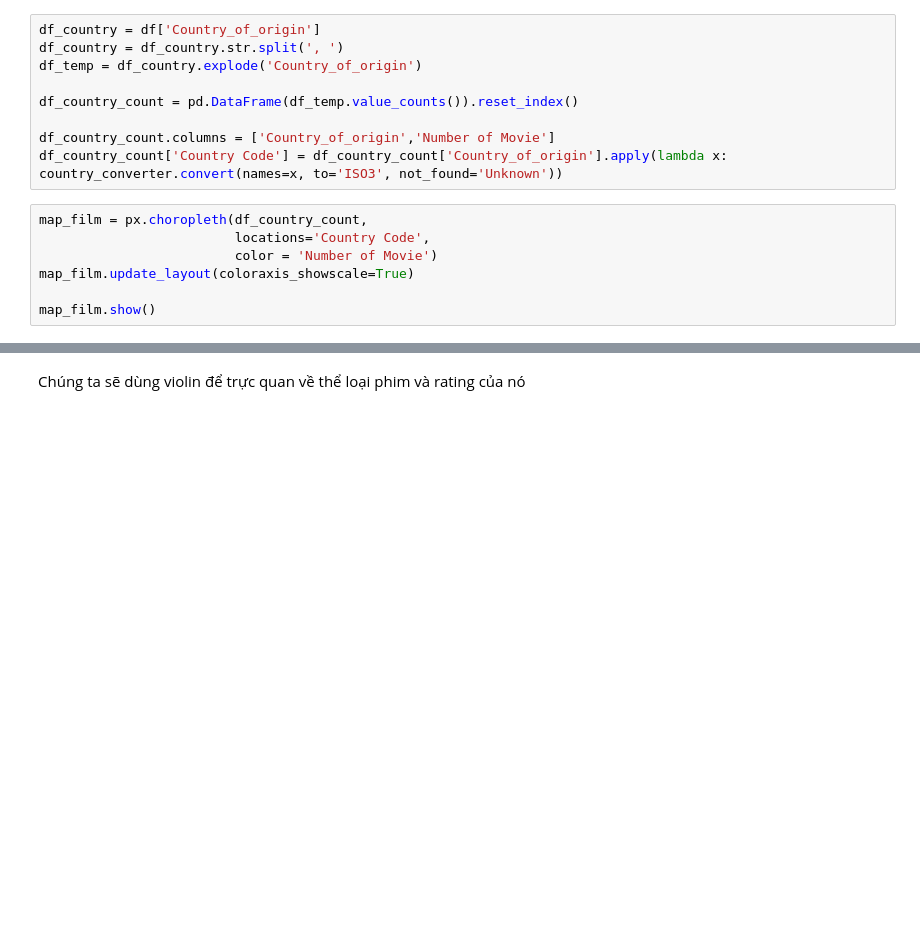
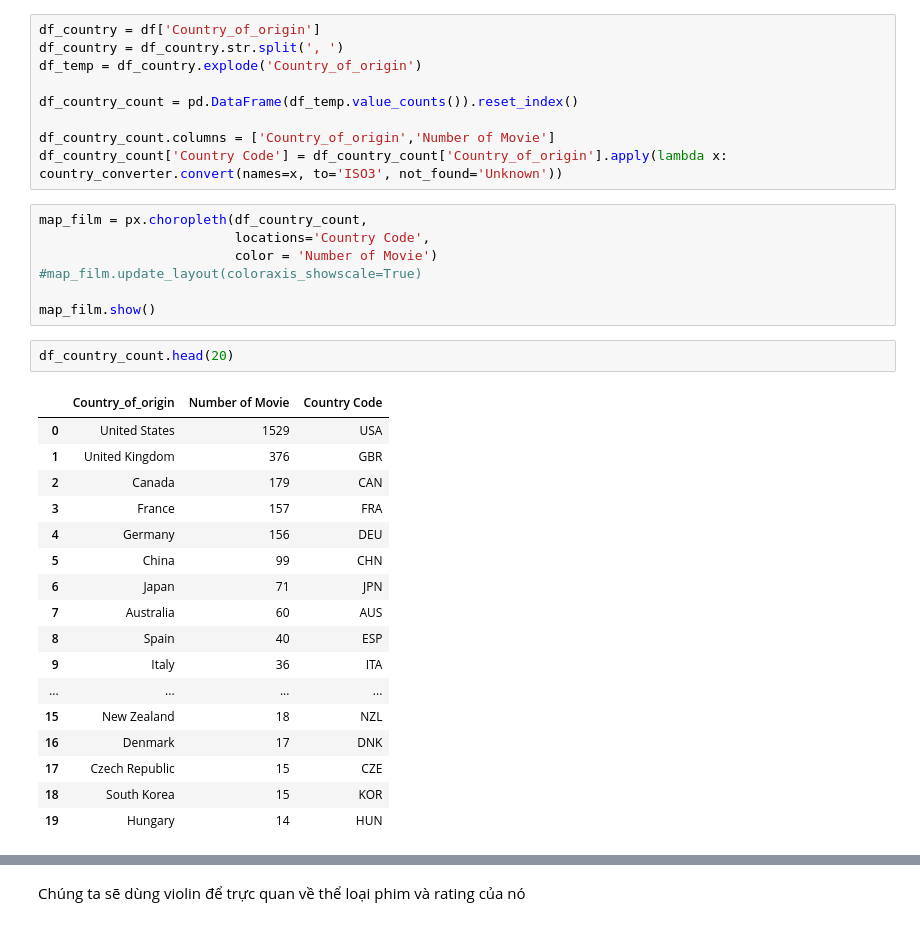
Before and after one commit to 20120273/Movie-Visualize, a Jupyter notebook: trucquanmovie.ipynb, the cells around one changed output, grey strips where cells are left out. Saved outputs shown, nothing was run; the diff lists cells and outputs as text; blank space fills up the shorter version.

```diff
--- a/trucquanmovie.ipynb
+++ b/trucquanmovie.ipynb
@@ -27,6 +27,26 @@ df_country_count['Country Code'] = df_country_count['Country_of_origin'].apply(l
 map_film = px.choropleth(df_country_count,
                          locations='Country Code',
                          color = 'Number of Movie')
-map_film.update_layout(coloraxis_showscale=True)
+#map_film.update_layout(coloraxis_showscale=True)
 
 map_film.show()
+# %%
+df_country_count.head(20)
+# %% [output]
+|  | Country_of_origin | Number of Movie | Country Code |
+| 0 | United States | 1529 | USA |
+| 1 | United Kingdom | 376 | GBR |
+| 2 | Canada | 179 | CAN |
+| 3 | France | 157 | FRA |
+| 4 | Germany | 156 | DEU |
+| 5 | China | 99 | CHN |
+| 6 | Japan | 71 | JPN |
+| 7 | Australia | 60 | AUS |
+| 8 | Spain | 40 | ESP |
+| 9 | Italy | 36 | ITA |
+| ... | ... | ... | ... |
+| 15 | New Zealand | 18 | NZL |
+| 16 | Denmark | 17 | DNK |
+| 17 | Czech Republic | 15 | CZE |
+| 18 | South Korea | 15 | KOR |
+| 19 | Hungary | 14 | HUN |
```
Also changed, not shown: parts of 10 cells of this notebook.
